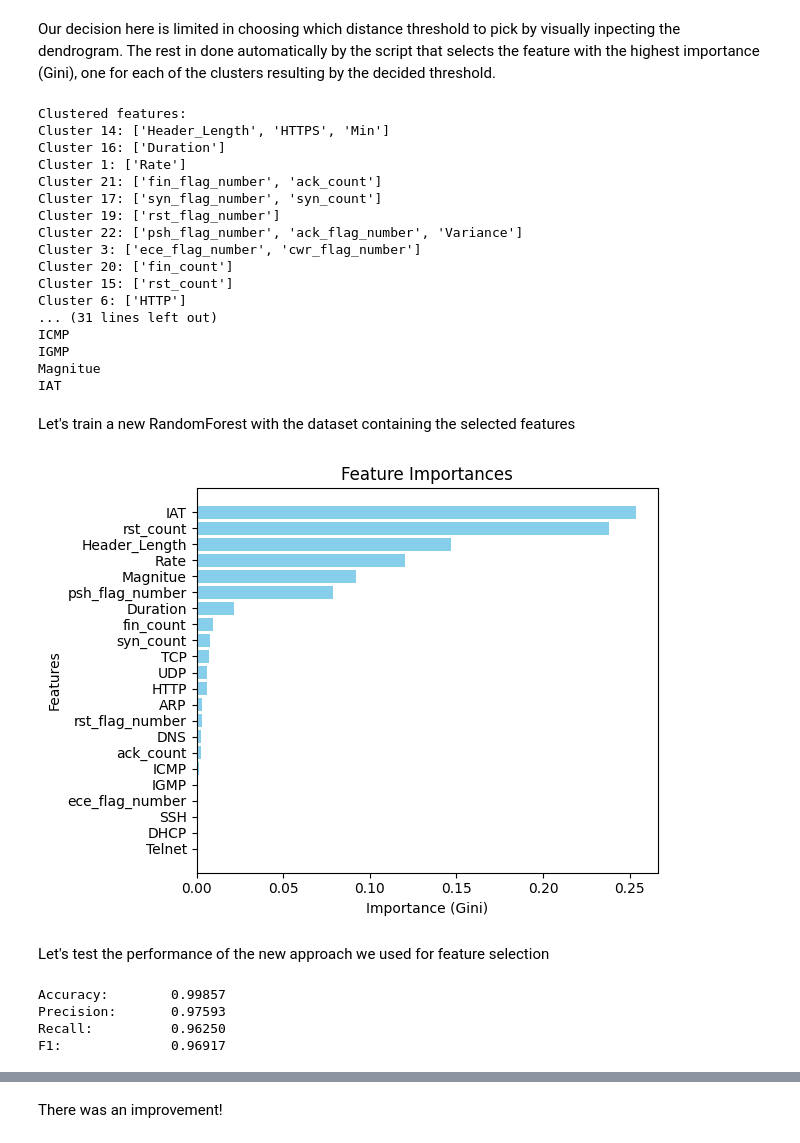
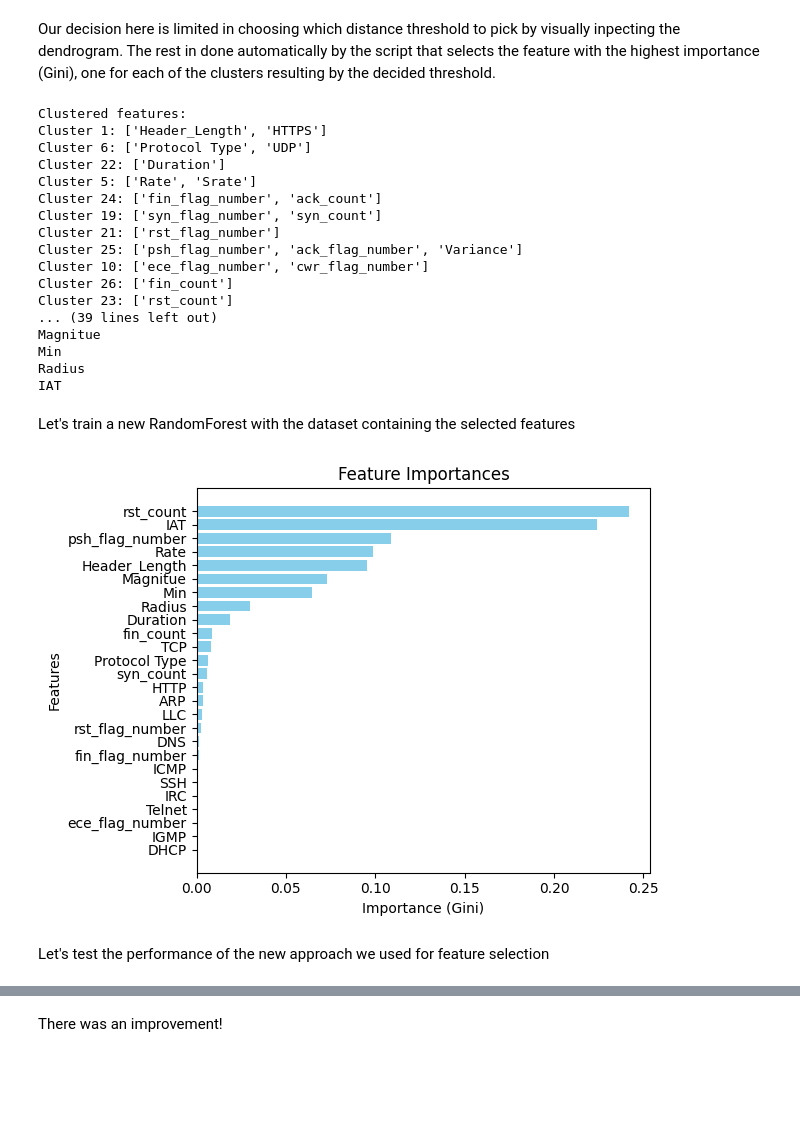
Before and after one commit to campanamattia/ai_for_security, a Jupyter notebook: notebook_edit.ipynb, the cells around one changed output, grey strips where cells are left out. Saved outputs shown, nothing was run; the diff lists cells and outputs as text; code cells hidden in the pictures; blank space fills up the shorter version.

```diff
--- a/notebook_edit.ipynb
+++ b/notebook_edit.ipynb
@@ -543,6 +543,7 @@ df_sel_manual = df.drop(columns=to_drop)
 To begin evaluating our dataset and choices, we setup a first Classification model. We want to predict if a packet flow is benign or malicious using a Random Forest. For this, we created a new boolean column 'is_benign'. Since we have an abundance of data, we splitted the training dataset into Train and Validation sets, to avoid overfitting the test dataset in this feature selection phase.
 # %%
 # Creating a new boolean column 'is_benign'
+df['is_benign'] = df['category'].apply(lambda x: 1 if x == 'BENIGN' else 0)
 df_sel_manual['is_benign'] = df['category'].apply(lambda x: 1 if x == 'BENIGN' else 0)
 
 # Splitting the Dataset in Training and Validation sets
@@ -605,7 +606,7 @@ dist_metric = 'euclidean'
 cmap = sns.diverging_palette(230, 20, as_cmap=True)
 
 # Compute the correlation matrix (Pearson)
-corr = df_sel_manual.drop(['is_benign', 'attack', 'category'], axis=1).corr(method=corr_method)
+corr = df.drop(['is_benign', 'attack', 'category'], axis=1).corr(method=corr_method)
 
 # Create the clustermap (but we will not display it directly)
 g = sns.clustermap(corr, annot=False, cbar=True, cmap=cmap, center=0,
@@ -664,8 +665,7 @@ for cluster, features in clustered_features.items():
     print(f"Cluster {cluster}: {features}")
 
 # Train a RandomForest from the original dataset
-X_train, X_val, y_train, y_val = train_test_split(df_sel_manual.drop(['is_benign', 'category', 'attack'], axis=1), df_sel_manual['is_benign'], train_size=0.7)
-rnd_forest = RandomForestClassifier(random_state=42)
+X_train, X_val, y_train, y_val = train_test_split(df.drop(['is_benign', 'category', 'attack'], axis=1), df['is_benign'], train_size=0.7)
 rnd_forest.fit(X_train, y_train)
 # Extract feature importances
 feature_importances = rnd_forest.feature_importances_
@@ -690,63 +690,47 @@ for feature in selected_features:
     print(feature)
 # %% [output]
 Clustered features:
-Cluster 14: ['Header_Length', 'HTTPS', 'Min']
-Cluster 16: ['Duration']
-Cluster 1: ['Rate']
-Cluster 21: ['fin_flag_number', 'ack_count']
-Cluster 17: ['syn_flag_number', 'syn_count']
-Cluster 19: ['rst_flag_number']
-Cluster 22: ['psh_flag_number', 'ack_flag_number', 'Variance']
-Cluster 3: ['ece_flag_number', 'cwr_flag_number']
-Cluster 20: ['fin_count']
-Cluster 15: ['rst_count']
-Cluster 6: ['HTTP']
-... (31 lines left out)
-ICMP
-IGMP
+Cluster 1: ['Header_Length', 'HTTPS']
+Cluster 6: ['Protocol Type', 'UDP']
+Cluster 22: ['Duration']
+Cluster 5: ['Rate', 'Srate']
+Cluster 24: ['fin_flag_number', 'ack_count']
+Cluster 19: ['syn_flag_number', 'syn_count']
+Cluster 21: ['rst_flag_number']
+Cluster 25: ['psh_flag_number', 'ack_flag_number', 'Variance']
+Cluster 10: ['ece_flag_number', 'cwr_flag_number']
+Cluster 26: ['fin_count']
+Cluster 23: ['rst_count']
+... (39 lines left out)
 Magnitue
+Min
+Radius
 IAT
 # %%
 selected_features.extend(['is_benign', 'attack', 'category'])
-df_sel_hclust = df_sel_manual[selected_features]
+df_sel_hclust = df[selected_features]
 # %% [markdown]
 Let's train a new RandomForest with the dataset containing the selected features
 # %%
-X_train, X_val, y_train, y_val = train_test_split(df_sel_hclust.drop(['is_benign', 'category', 'attack'], axis=1),
-                                                  df_sel_hclust['is_benign'], train_size=0.7
-                                                 )
+X_train, X_val, y_train, y_val = train_test_split(
+    df_sel_hclust.drop(['is_benign', 'category', 'attack'], axis=1),
+    df_sel_hclust['is_benign'], train_size=0.7
+)
 rnd_forest.fit(X_train, y_train)
 feature_importances_dict = dict(zip(X_train.columns, rnd_forest.feature_importances_))
 
 # Sort features by importance
 sorted_dict = dict(sorted(feature_importances_dict.items(), key=lambda x: x[1], reverse=False))
 
 # Create plot
 #plt.figure(figsize=(8,8))
 plt.barh([*sorted_dict.keys()], sorted_dict.values(), color='skyblue')
 plt.xlabel('Importance (Gini)')
 plt.ylabel('Features')
 plt.title('Feature Importances')
 plt.tight_layout()
 plt.show()
 # %% [output]
-[figure, old version]
+[figure, new version]
 # %% [markdown]
 Let's test the performance of the new approach we used for feature selection
-# %%
-y_pred = rnd_forest.predict(X_val)
-
-accuracy = accuracy_score(y_val, y_pred)
-precision = precision_score(y_val, y_pred, average='macro')
-recall = recall_score(y_val, y_pred, average='macro')
-f1 = f1_score(y_val, y_pred, average='macro')
-
-print(f"Accuracy:        {accuracy:.5f}")
-print(f"Precision:       {precision:.5f}")
-print(f"Recall:          {recall:.5f}")
-print(f"F1:              {f1:.5f}")
-# %% [output]
-Accuracy:        0.99857
-Precision:       0.97593
-Recall:          0.96250
-F1:              0.96917
```
Also changed, not shown: parts of 6 cells of this notebook, 1 other file.
